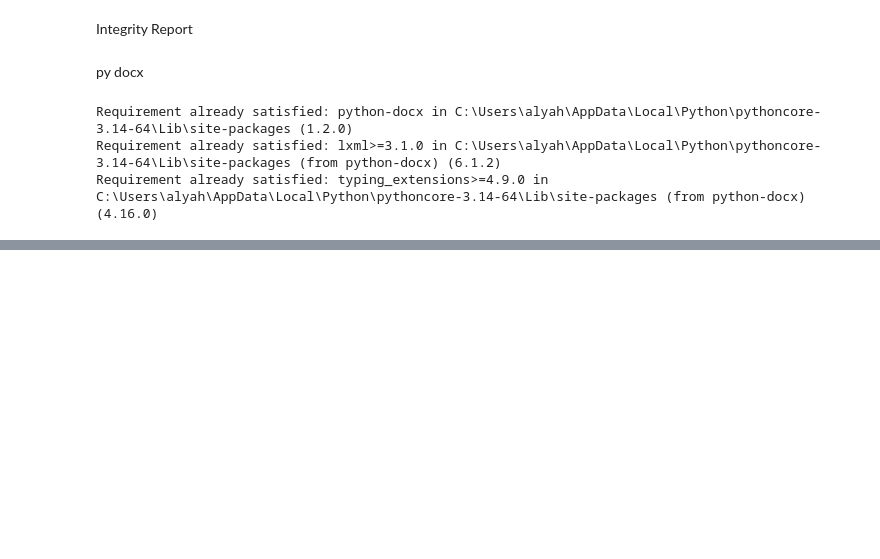
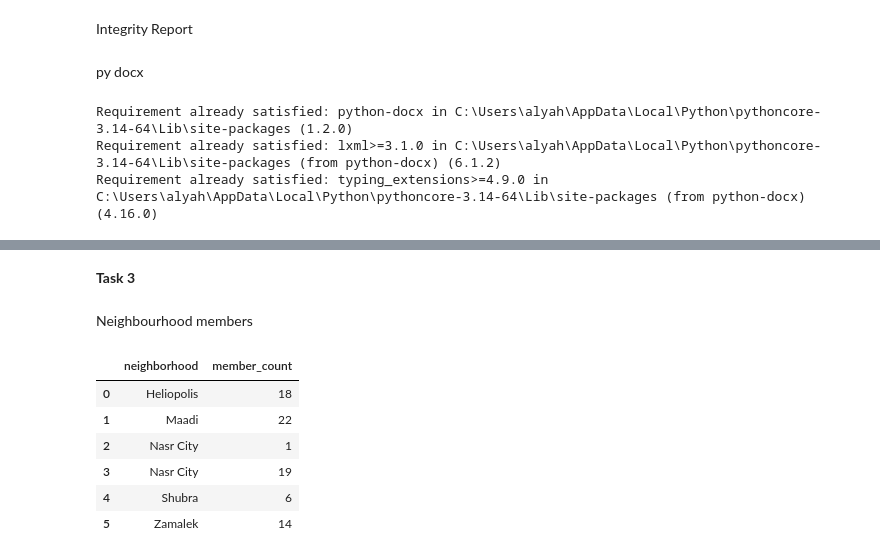
Before and after one commit to i-aliahmed/Final-Project, a Jupyter notebook: 31010280200518-CityLibrary.ipynb, the cells around one changed output, grey strips where cells are left out. Saved outputs shown, nothing was run; the diff lists cells and outputs as text; code cells hidden in the pictures; blank space fills up the shorter version.

```diff
--- a/31010280200518-CityLibrary.ipynb
+++ b/31010280200518-CityLibrary.ipynb
@@ -873,0 +878,2 @@ doc.save("31010280200518-Library-integrity_report.docx")
+# %% [markdown]
+**Task 3**
@@ -873,0 +882,2 @@ doc.save("31010280200518-Library-integrity_report.docx")
+# %% [markdown]
+Neighbourhood members
@@ -873,0 +890,12 @@ doc.save("31010280200518-Library-integrity_report.docx")
+# %%
+member_counts = (registered_members.groupby("neighborhood").size().reset_index(name="member_count"))
+
+member_counts
+# %% [output]
+|  | neighborhood | member_count |
+| 0 | Heliopolis | 18 |
+| 1 | Maadi | 22 |
+| 2 | Nasr City | 1 |
+| 3 | Nasr City | 19 |
+| 4 | Shubra | 6 |
+| 5 | Zamalek | 14 |
```
Also changed, not shown: parts of 34 cells of this notebook, 2 other files.
